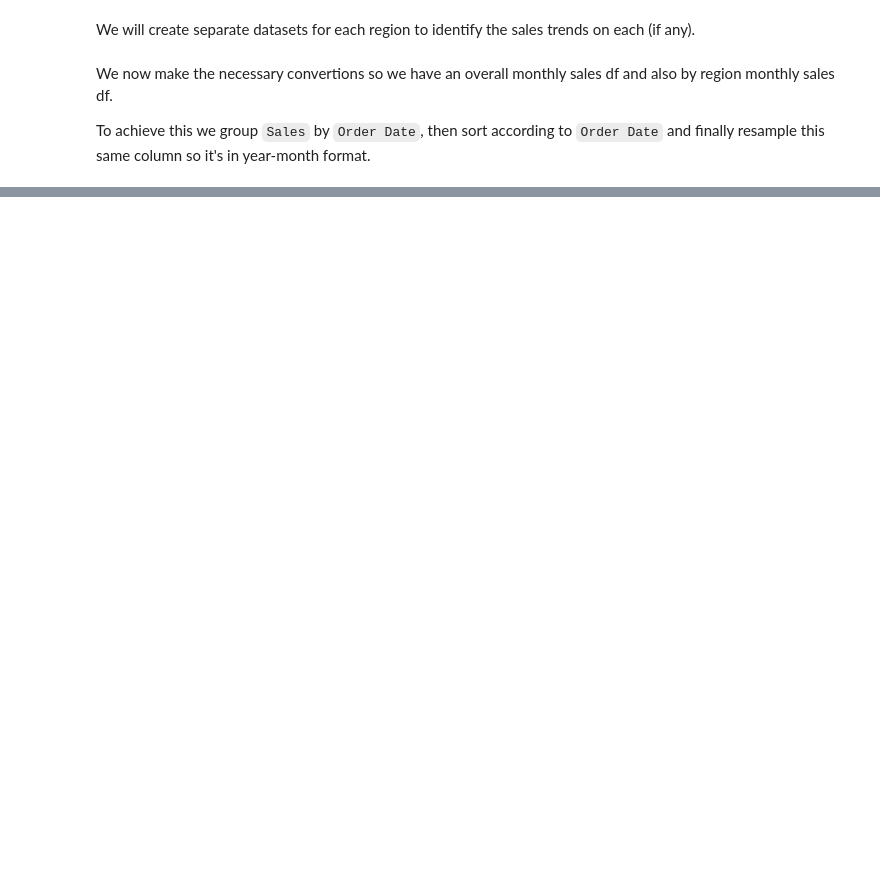
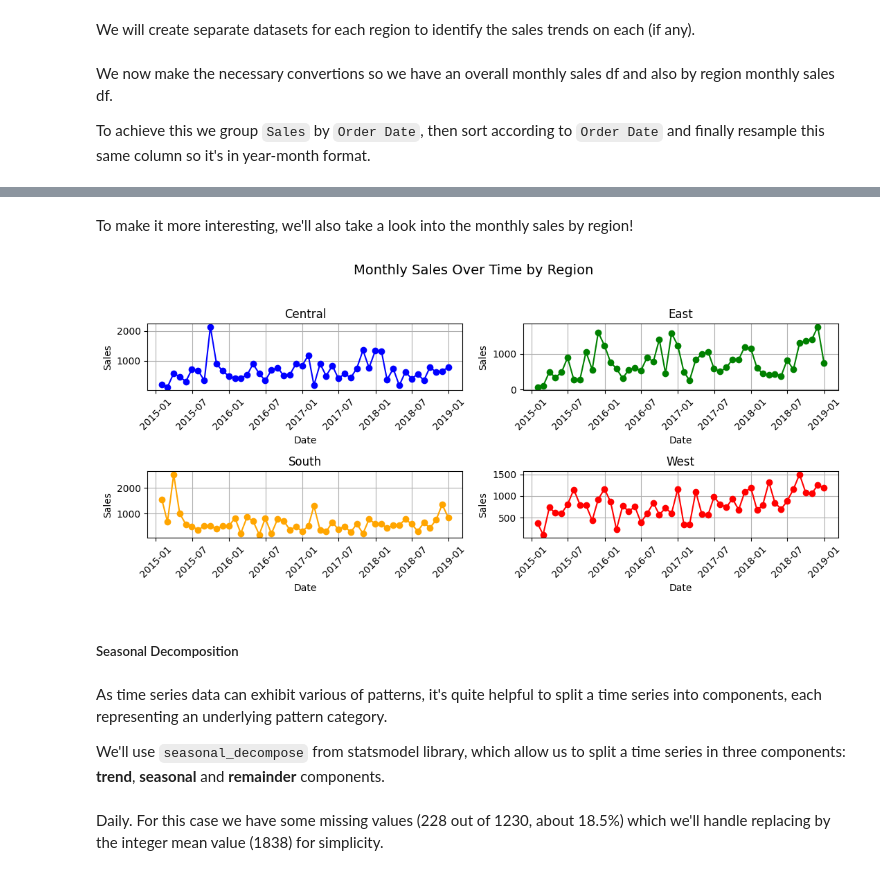
Before and after one commit to csierr/forecasting-superstore-sales, a Jupyter notebook: forecasting_sales.ipynb, the cells around one changed output, grey strips where cells are left out. Saved outputs shown, nothing was run; the diff lists cells and outputs as text; code cells hidden in the pictures; blank space fills up the shorter version.

```diff
--- a/forecasting_sales.ipynb
+++ b/forecasting_sales.ipynb
@@ -145,0 +171,45 @@ plt.show()
+# %% [markdown]
+To make it more interesting, we'll also take a look into the monthly sales by region!
+# %%
+fig, axs = plt.subplots(2, 2, figsize=(11, 5))
+fig.suptitle('Monthly Sales Over Time by Region', fontsize=14)
+
+axs[0, 0].plot(central_monthly.index, central_monthly['Sales'], color='blue', marker='o')
+axs[0, 0].set_title('Central')
+axs[0, 0].set_xlabel('Date')
+axs[0, 0].set_ylabel('Sales')
+axs[0, 0].grid(True)
+
+axs[0, 1].plot(east_monthly.index, east_monthly['Sales'], color='green', marker='o')
+axs[0, 1].set_title('East')
+axs[0, 1].set_xlabel('Date')
+axs[0, 1].set_ylabel('Sales')
+axs[0, 1].grid(True)
+
+axs[1, 0].plot(south_monthly.index, south_monthly['Sales'], color='orange', marker='o')
+axs[1, 0].set_title('South')
+axs[1, 0].set_xlabel('Date')
+axs[1, 0].set_ylabel('Sales')
+axs[1, 0].grid(True)
+
+axs[1, 1].plot(west_monthly.index, west_monthly['Sales'], color='red', marker='o')
+axs[1, 1].set_title('West')
+axs[1, 1].set_xlabel('Date')
+axs[1, 1].set_ylabel('Sales')
+axs[1, 1].grid(True)
+
+for ax in axs.flat:
+    ax.tick_params(axis='x', rotation=45)
+
+plt.tight_layout(rect=[0, 0, 1, 0.95])
+plt.show()
+# %% [output]
+[figure, added]
+# %% [markdown]
+##### Seasonal Decomposition
+# %% [markdown]
+As time series data can exhibit various of patterns, it's quite helpful to split a time series into components, each representing an underlying pattern category.
+
+We'll use `seasonal_decompose` from statsmodel library, which allow us to split a time series in three components: **trend**, **seasonal** and **remainder** components.
+# %% [markdown]
+Daily. For this case we have some missing values (228 out of 1230, about 18.5%) which we'll handle replacing by the integer mean value (1838) for simplicity.
```
Also changed, not shown: parts of 26 cells of this notebook, 1 other file.
